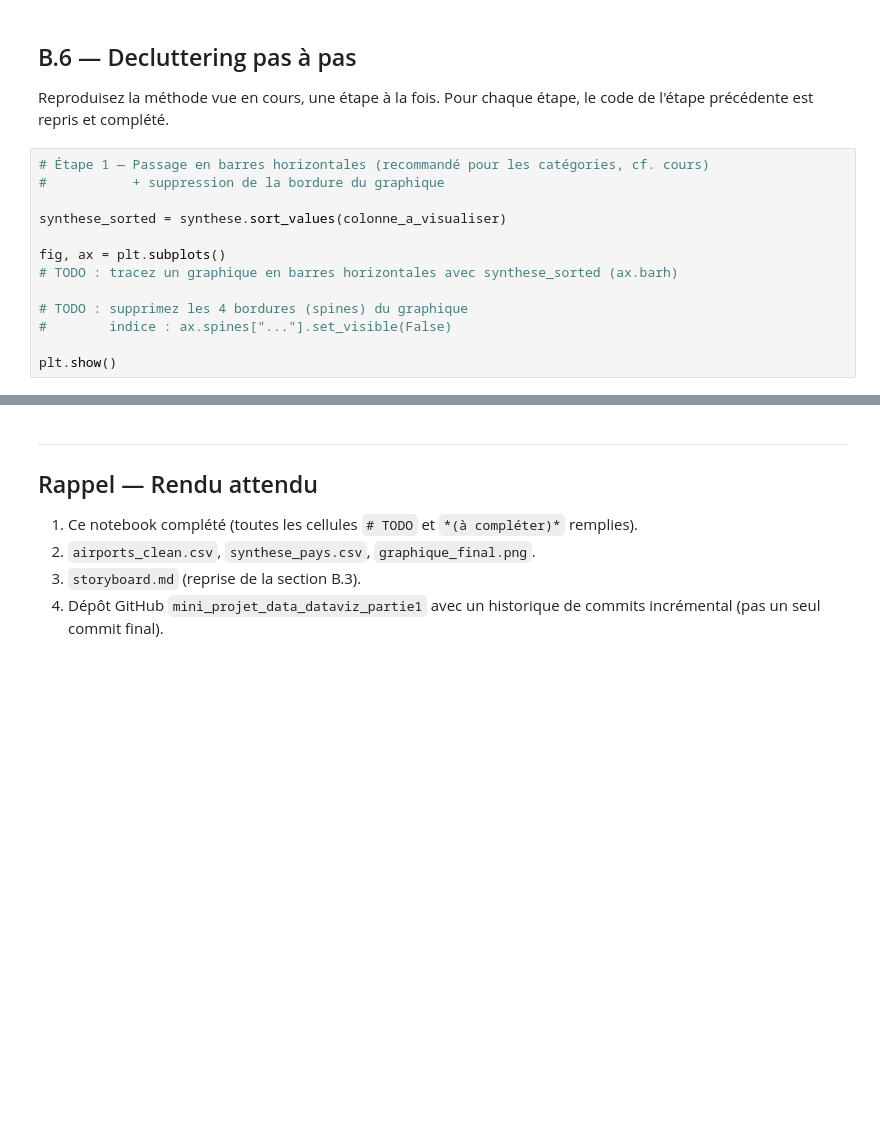
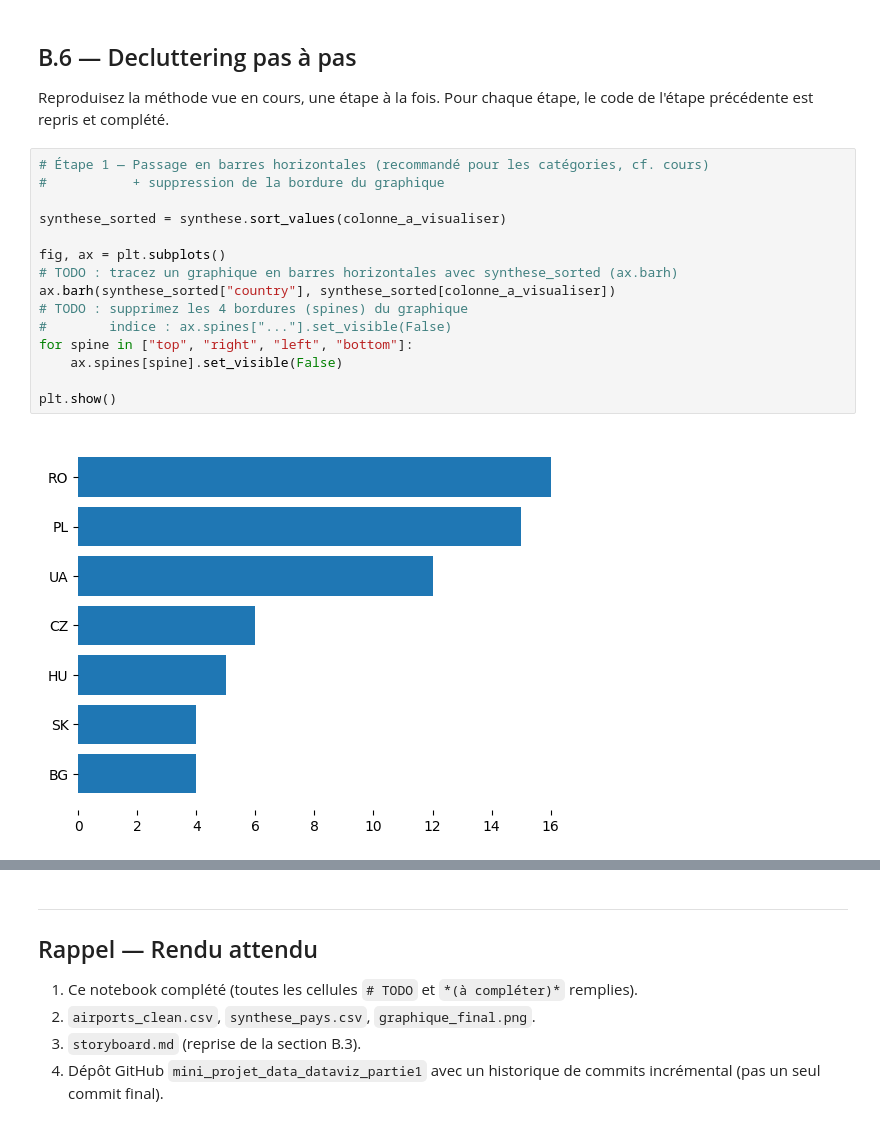
Before and after one commit to ouedraogoahmed210-dev/mini_projet_data_dataviz_partie1, a Jupyter notebook: mini_projet_data_dataviz_partie1.ipynb, the cells around one changed output, grey strips where cells are left out. Cells and saved outputs as stored; diff of their text form; blank space fills up the shorter version.

```diff
--- a/mini_projet_data_dataviz_partie1.ipynb
+++ b/mini_projet_data_dataviz_partie1.ipynb
@@ -300,16 +315,20 @@ Reproduisez la méthode vue en cours, une étape à la fois. Pour chaque étape,
 # %%
 # Étape 1 — Passage en barres horizontales (recommandé pour les catégories, cf. cours)
 #           + suppression de la bordure du graphique
 
 synthese_sorted = synthese.sort_values(colonne_a_visualiser)
 
 fig, ax = plt.subplots()
 # TODO : tracez un graphique en barres horizontales avec synthese_sorted (ax.barh)
-
+ax.barh(synthese_sorted["country"], synthese_sorted[colonne_a_visualiser])
 # TODO : supprimez les 4 bordures (spines) du graphique
 #        indice : ax.spines["..."].set_visible(False)
+for spine in ["top", "right", "left", "bottom"]:
+    ax.spines[spine].set_visible(False)
 
 plt.show()
+# %% [output]
+[figure, added]
 # %%
 # Étape 2 — Nettoyer les labels d'axes (supprimer ce qui n'apporte rien)
 
```
Also changed, not shown: parts of 14 cells of this notebook.
